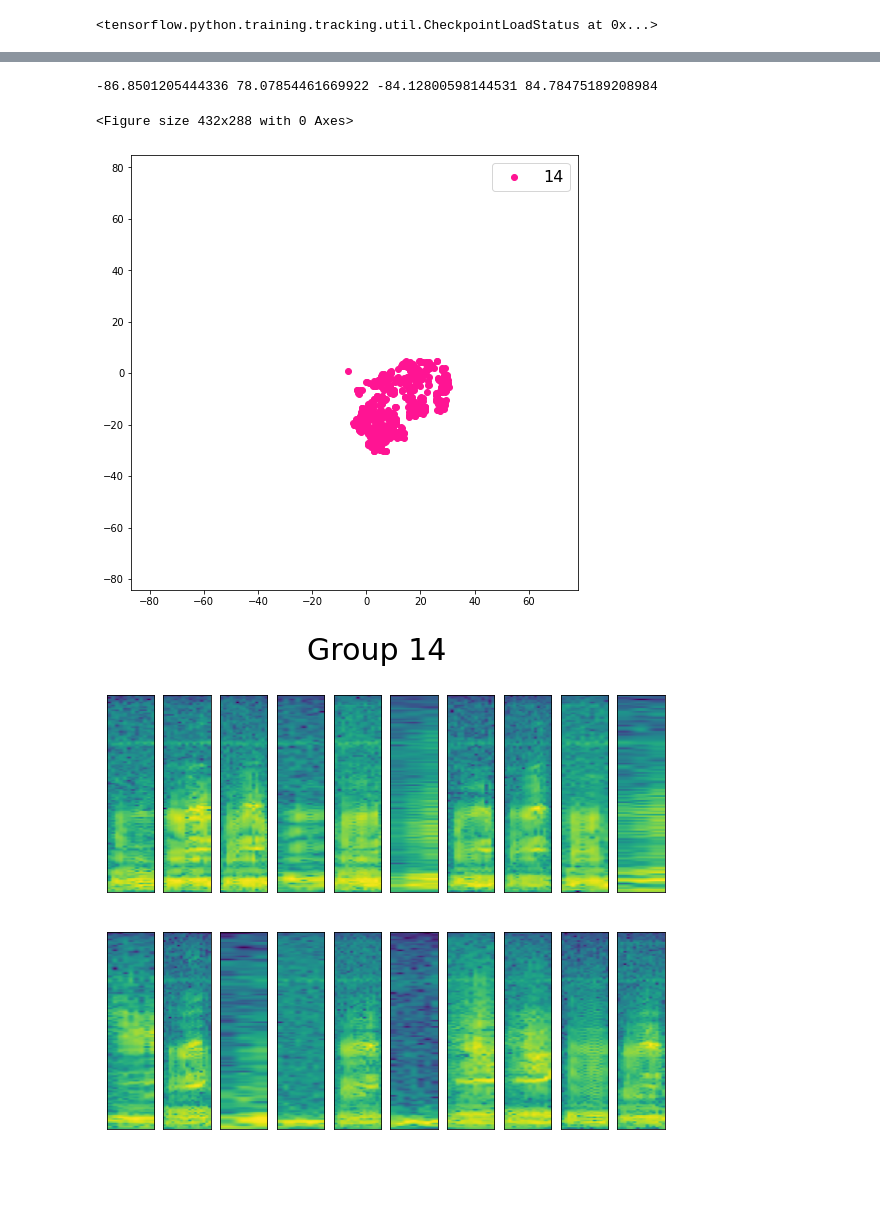
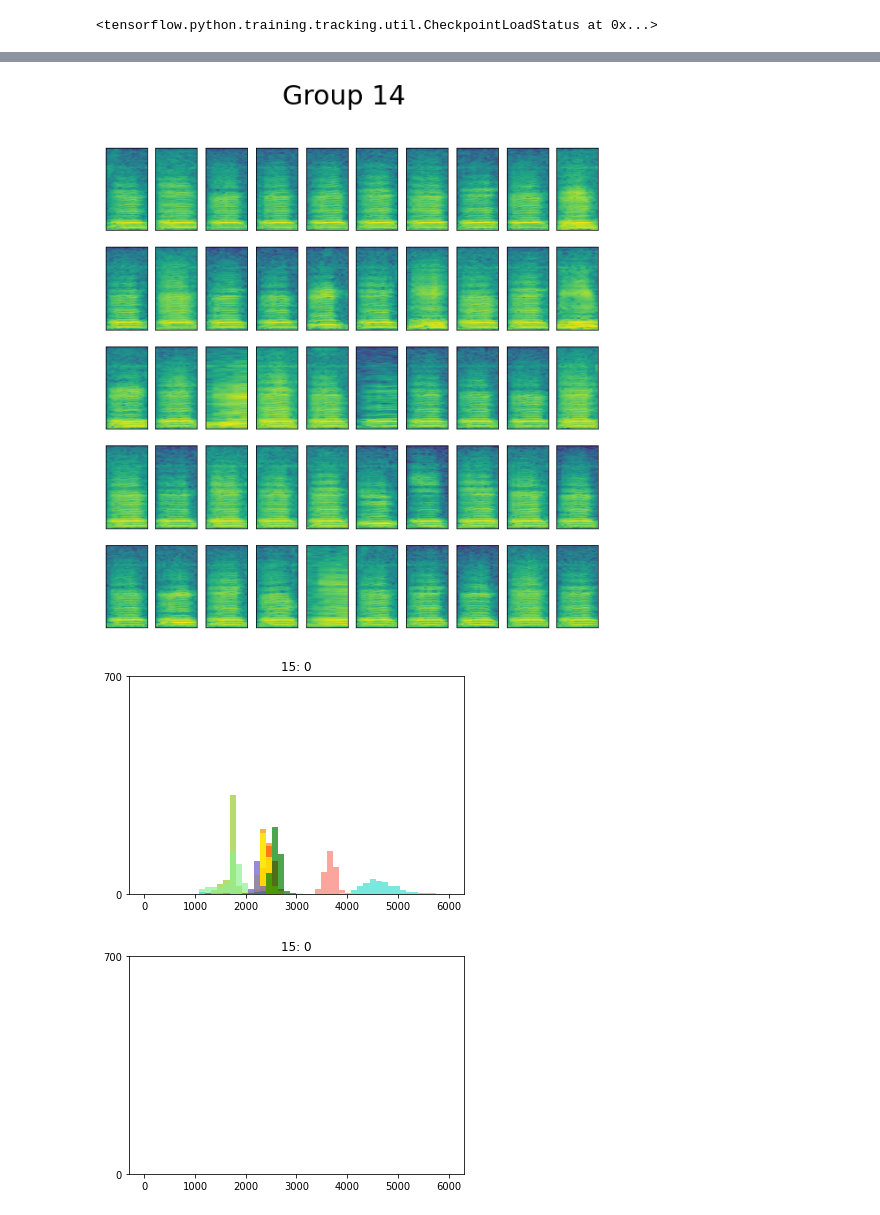
Before and after one commit to yebiny/Songbird-clusturing, a Jupyter notebook: 4-TSNE.ipynb, the cells around one changed output, grey strips where cells are left out. Saved outputs shown, nothing was run; the diff lists cells and outputs as text; code cells hidden in the pictures; blank space fills up the shorter version.

```diff
--- a/4-TSNE.ipynb
+++ b/4-TSNE.ipynb
@@ -109,5 +42,2 @@ checkpoint.restore(tf.train.latest_checkpoint(load_dir+'/train_2/ckp/'))
 # %% [output]
 <tensorflow.python.training.tracking.util.CheckpointLoadStatus at 0x...>
-# %%
-x_test = x_data/255
-x_pred = vae.predict(x_test)
@@ -122,0 +44,4 @@ latent.shape
+# %%
+x_input = x_test/255
+x_rec = vae.predict(x_input)
+z_lat = encoder.predict(x_input)[2]
@@ -123,8 +52,10 @@ latent.shape
 # %%
 from sklearn.manifold import TSNE
-tsne = TSNE(n_components=2)
-#, perplexity=4, early_exaggeration=12.0,
-#     learning_rate=20.0, n_iter=300, n_iter_without_progress=200,
-#     min_grad_norm=1e-07, metric='euclidean', init='random', verbose=0,
-#     random_state=None, method='barnes_hut', angle=0.5)
-tsne_val = tsne.fit_transform(latent)
+tsne = TSNE(n_components=2,
+#perplexity=20, early_exaggeration=12.0,
+   #learning_rate=200.0, n_iter=300, n_iter_without_progress=300,
+     min_grad_norm=1e-07, metric='euclidean', init='random', verbose=0,
+#     random_state=None, method='barnes_hut', angle=0.5
+           )
+tsne_val = tsne.fit_transform(z_lat)
+tsne_val.shape
@@ -141,6 +64,14 @@ y_pred = predict.labels_
 # %%
 from sklearn.cluster import KMeans
 
-model = KMeans(init="k-means++", n_clusters=15, random_state=0)
+n_cluster=15
+
+model = KMeans(init="k-means++", n_clusters=n_cluster, random_state=0, max_iter = 5
+#model = KMeans(n_clusters=n_cluster, init="k-means++",
+#               n_init=100, max_iter=100, tol=0.00001,
+#            precompute_distances=’auto’,)
+#           verbose=0, random_state=None, copy_x=True,
+               #, algorithm=’auto’)
+              )
 model.fit(tsne_val)
 y_pred = model.labels_
@@ -235,9 +83,38 @@ plot_scatter(tsne_val, y_pred,  size = 10, save = save_path + 'scatter')
 # %%
 idx = 14
-plot_scatter(tsne_val, y_pred, idx, size =8)
-plot_group(x_test, y_pred, idx, save = save_path)
+#plot_scatter(tsne_val, y_pred, idx, size =8)
+plot_group(x_test, y_pred, idx, load_dir)
 # %% [output]
--86.8501205444336 78.07854461669922 -84.12800598144531 84.78475189208984
-<Figure size 432x288 with 0 Axes>
-[figure, old version]
+[figure, new version]
-[figure, removed]
+# %%
+good_id=[0,1,3,5,6,7,8,9,13]
+bad_id = [2,4,10,11,12,14,15]
+
+plt.title( '%i: %i'%(idx, len(gx)))
+for i in good_id:
+    cond = y_pred==i
+    gx = x_test[cond]
+    gy = y_test[cond]
+    plt.hist(gy[:,2], range=(0,6000), color = c_list[i], bins=50, alpha=0.7)
+
+
+plt.yticks([0,700])
+#plt.show()
+plt.savefig('%s/lenth_good'%(load_dir))
+# %% [output]
+[figure, added]
+# %%
+idx = 15
+
+cond = y_pred==idx
+gx = x_test[cond]
+gy = y_test[cond]
+
+fig = plt.figure()
+plt.title( '%i: %i'%(idx, len(gx)))
+plt.hist(gy[:,2], range=(0,6000), color = c_list[idx], bins=50, alpha=0.7)
+plt.yticks([0,700])
+#plt.show()
+plt.savefig('%s/lenth_%i'%(load_dir, idx))
+# %% [output]
+[figure, added]
```
Also changed, not shown: parts of 23 cells of this notebook, 4 other files.
